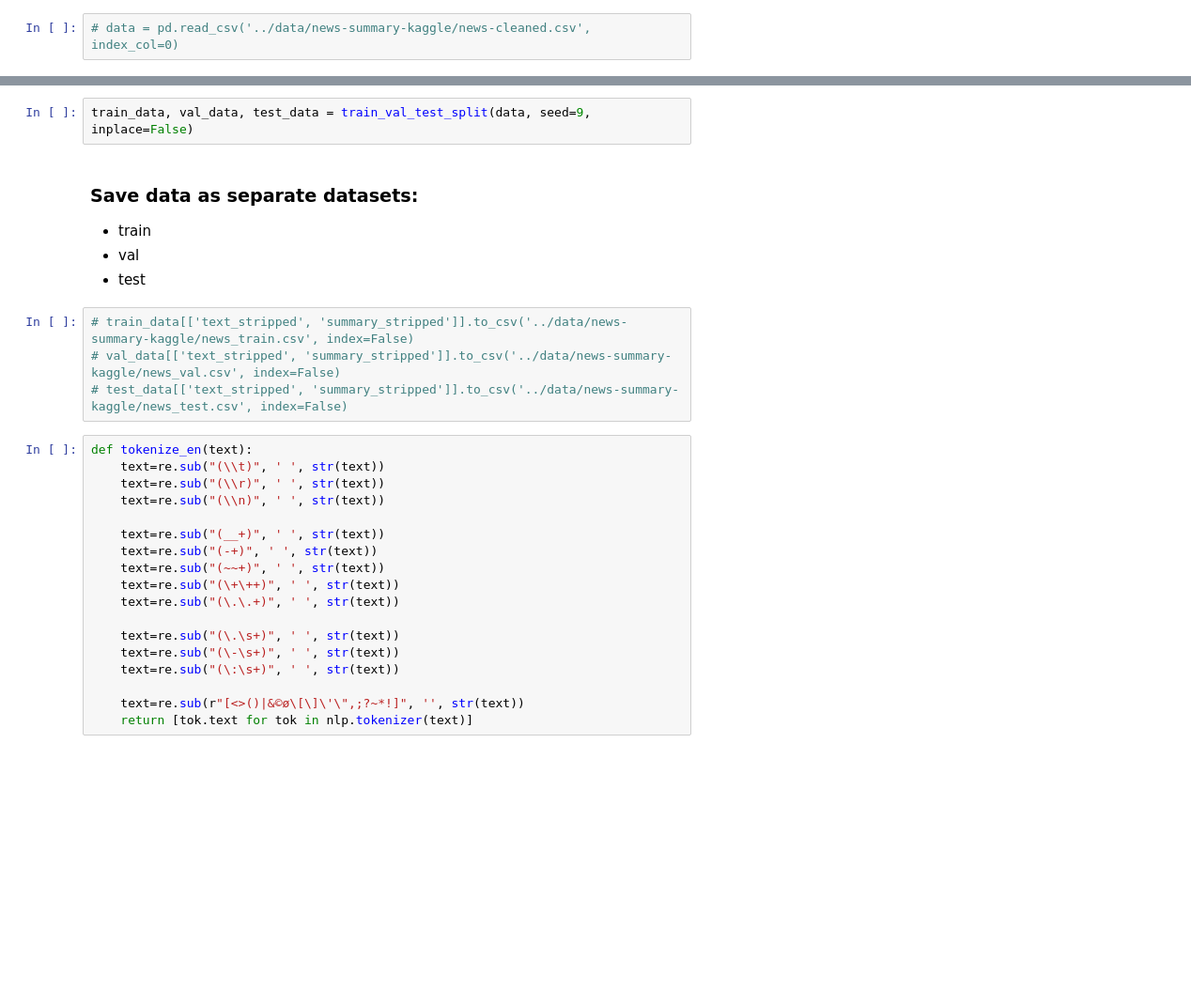
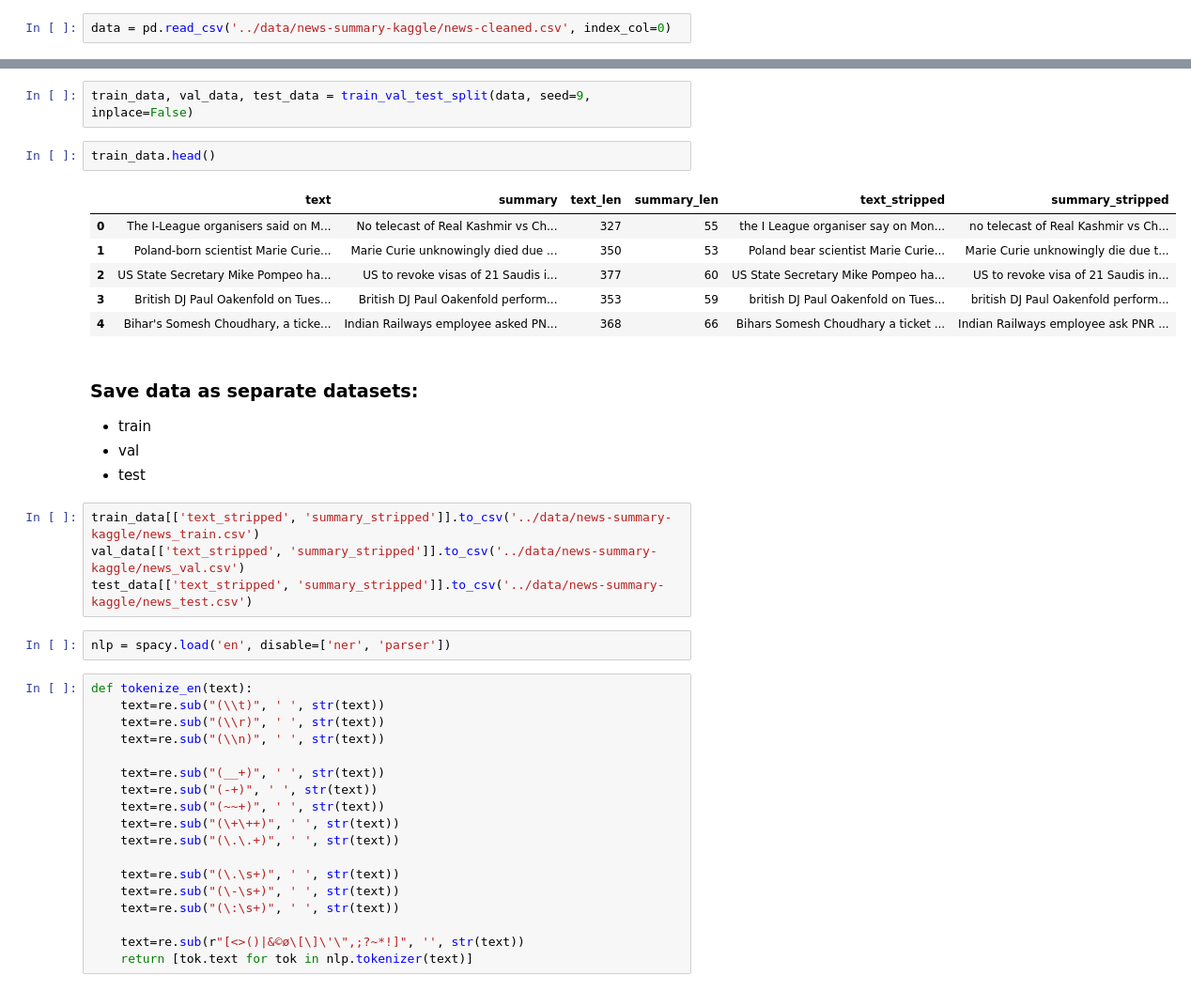
Before and after one commit to oziomek1/NLP_summarizer, a Jupyter notebook: model/ENG Seq2Seq summary model pytorch.ipynb, the cells around one changed output, grey strips where cells are left out. Shown at 94% size. Cells and saved outputs as stored; diff of their text form; blank space fills up the shorter version.

```diff
--- a/model/ENG Seq2Seq summary model pytorch.ipynb
+++ b/model/ENG Seq2Seq summary model pytorch.ipynb
@@ -139,7 +144,7 @@ raw_data['summary_stripped'] = [
 # %% [markdown]
 ## Separate to train, val and test
 # %%
-# data = pd.read_csv('../data/news-summary-kaggle/news-cleaned.csv', index_col=0)
+data = pd.read_csv('../data/news-summary-kaggle/news-cleaned.csv', index_col=0)
 # %%
 data.reset_index(drop=True, inplace=True)
 # %%
@@ -173,15 +178,26 @@ def train_val_test_split(df, train_percentage=0.8, val_percentage=0.1, seed=None
         return train.reset_index(drop=True), val.reset_index(drop=True), test.reset_index(drop=True)
 # %%
 train_data, val_data, test_data = train_val_test_split(data, seed=9, inplace=False)
+# %%
+train_data.head()
+# %% [output]
+|  | text | summary | text_len | summary_len | text_stripped | summary_stripped |
+| 0 | The I-League organisers said on M... | No telecast of Real Kashmir vs Ch... | 327 | 55 | the I League organiser say on Mon... | no telecast of Real Kashmir vs Ch... |
+| 1 | Poland-born scientist Marie Curie... | Marie Curie unknowingly died due ... | 350 | 53 | Poland bear scientist Marie Curie... | Marie Curie unknowingly die due t... |
+| 2 | US State Secretary Mike Pompeo ha... | US to revoke visas of 21 Saudis i... | 377 | 60 | US State Secretary Mike Pompeo ha... | US to revoke visa of 21 Saudis in... |
+| 3 | British DJ Paul Oakenfold on Tues... | British DJ Paul Oakenfold perform... | 353 | 59 | british DJ Paul Oakenfold on Tues... | british DJ Paul Oakenfold perform... |
+| 4 | Bihar's Somesh Choudhary, a ticke... | Indian Railways employee asked PN... | 368 | 66 | Bihars Somesh Choudhary a ticket ... | Indian Railways employee ask PNR ... |
 # %% [markdown]
 ### Save data as separate datasets:
 * train
 * val
 * test
 # %%
-# train_data[['text_stripped', 'summary_stripped']].to_csv('../data/news-summary-kaggle/news_train.csv', index=False)
-# val_data[['text_stripped', 'summary_stripped']].to_csv('../data/news-summary-kaggle/news_val.csv', index=False)
-# test_data[['text_stripped', 'summary_stripped']].to_csv('../data/news-summary-kaggle/news_test.csv', index=False)
+train_data[['text_stripped', 'summary_stripped']].to_csv('../data/news-summary-kaggle/news_train.csv')
+val_data[['text_stripped', 'summary_stripped']].to_csv('../data/news-summary-kaggle/news_val.csv')
+test_data[['text_stripped', 'summary_stripped']].to_csv('../data/news-summary-kaggle/news_test.csv')
+# %%
+nlp = spacy.load('en', disable=['ner', 'parser'])
 # %%
 def tokenize_en(text):
     text=re.sub("(\\t)", ' ', str(text))
```
Also changed, not shown: parts of 16 cells of this notebook.
